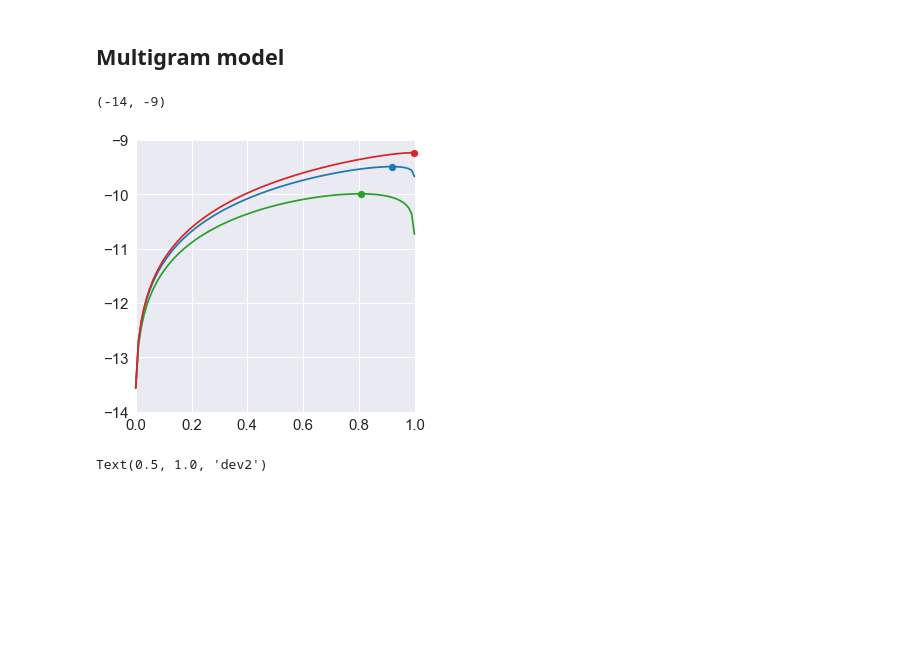
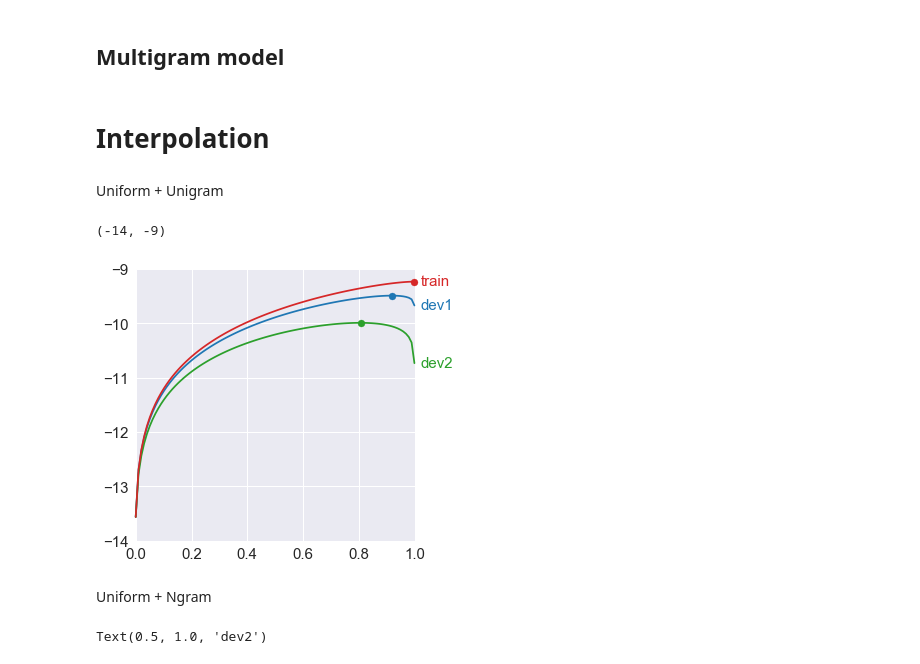
Before and after one commit to khanhnguyendata/ngram, a Jupyter notebook: analysis/medium.ipynb, the cells around one changed output. Saved outputs shown, nothing was run; the diff lists cells and outputs as text; code cells hidden in the pictures; blank space fills up the shorter version.

```diff
--- a/analysis/medium.ipynb
+++ b/analysis/medium.ipynb
@@ -78,17 +46,21 @@ def get_tokenized_sentences(file_name):
 # %%
 class NgramCounter:
-    def __init__(self, sentence_generator):
-        self.sentence_generator = sentence_generator
-        self.sentence_count = 0
+    def __init__(self, file_name):
+        self.sentence_generator = self.get_tokenized_sentences(file_name)
         self.token_count = 0
         self.all_ngram_counts = {}
         for ngram_length in range(1, 6):
             self.all_ngram_counts[ngram_length] = {}
         self.count()
 
+    def get_tokenized_sentences(self, file_name):
+        with open(file_name) as file_handle:
+            for sentence in file_handle.read().splitlines():
+                tokenized_sentence = sentence.split(',')
+                yield tokenized_sentence
+
     def count(self):
         for sentence in self.sentence_generator:
-            self.sentence_count += 1
             self.token_count += len(sentence)
 
             for ngram_length in range(1, 6):
@@ -99,17 +71,11 @@ class NgramCounter:
                         ngram_count['start'] += 1
                     ngram_count['all'] += 1
 # %%
-train_sentence_generator = get_tokenized_sentences('../data/train_tokenized.txt')
-dev1_sentence_generator = get_tokenized_sentences('../data/dev1_tokenized.txt')
-dev2_sentence_generator = get_tokenized_sentences('../data/dev2_tokenized.txt')
-test1_sentence_generator = get_tokenized_sentences('../data/test1_tokenized.txt')
-test2_sentence_generator = get_tokenized_sentences('../data/test2_tokenized.txt')
+train_counter = NgramCounter('../data/train_tokenized.txt')
+dev1_counter = NgramCounter('../data/dev1_tokenized.txt')
+dev2_counter = NgramCounter('../data/dev2_tokenized.txt')
+test1_counter = NgramCounter('../data/test1_tokenized.txt')
+test2_counter = NgramCounter('../data/test2_tokenized.txt')
-# %%
-train_counter = NgramCounter(train_sentence_generator)
-dev1_counter = NgramCounter(dev1_sentence_generator)
-dev2_counter = NgramCounter(dev2_sentence_generator)
-test1_counter = NgramCounter(test1_sentence_generator)
-test2_counter = NgramCounter(test2_sentence_generator)
 # %%
 train_counter.token_count, dev1_counter.token_count, dev2_counter.token_count, test1_counter.token_count, test2_counter.token_count
 # %% [output]
@@ -131,8 +97,12 @@ class UnigramModel:
     def calculate_unigram_probs(self, smoothed):
         self.probs = {}
         for unigram, unigram_count in self.unigram_counts.items():
-            prob_nom = unigram_count['all'] + 1 if smoothed else unigram_count['all']
-            prob_denom = self.counter.token_count + self.unigram_vocab_size if smoothed else self.counter.token_count
+            if smoothed:
+                prob_nom = unigram_count['all'] + 1
+                prob_denom = self.counter.token_count + self.unigram_vocab_size
+            else:
+                prob_nom = unigram_count['all']
+                prob_denom = self.counter.token_count
             self.probs[unigram] = prob_nom / prob_denom
 
     def calculate_avg_ll(self, test_counter):
@@ -245,6 +215,10 @@ train_multigram_model = MultigramModel(train_counter)
 train_prob_matrix = train_multigram_model.get_test_condprobs('../data/train_tokenized.txt')
 dev1_prob_matrix = train_multigram_model.get_test_condprobs('../data/dev1_tokenized.txt')
 dev2_prob_matrix = train_multigram_model.get_test_condprobs('../data/dev2_tokenized.txt')
+# %% [markdown]
+# Interpolation
+# %% [markdown]
+Uniform + Unigram
 # %%
 def calculate_avg_ll(prob_matrix, cols, weights=None):
     if weights is None:
@@ -264,19 +238,25 @@ for unigram_weight in unigram_weights:
 # %%
 fig, ax = plt.subplots(figsize=(5, 5))
 
 ax.plot(unigram_weights, dev1_avg_lls, color='tab:blue', clip_on=False)
 ax.plot(unigram_weights, dev2_avg_lls, color='tab:green', clip_on=False)
 ax.plot(unigram_weights, train_avg_lls, color='tab:red', clip_on=False)
 
 ax.scatter(unigram_weights[np.argmax(train_avg_lls)], np.max(train_avg_lls), color='tab:red', clip_on=False)
 ax.scatter(unigram_weights[np.argmax(dev1_avg_lls)], np.max(dev1_avg_lls), color='tab:blue', clip_on=False)
 ax.scatter(unigram_weights[np.argmax(dev2_avg_lls)], np.max(dev2_avg_lls), color='tab:green', clip_on=False)
 
+ax.text(1.02, train_avg_lls[-1], s='train', va='center', color='tab:red', fontsize=15)
+ax.text(1.02, dev1_avg_lls[-1], s='dev1', va='center', color='tab:blue', fontsize=15)
+ax.text(1.02, dev2_avg_lls[-1], s='dev2', va='center', color='tab:green', fontsize=15)
+
 ax.set_xlim(0, 1)
 ax.set_ylim(-14, -9)
 # %% [output]
 (-14, -9)
-[figure, old version]
+[figure, new version]
+# %% [markdown]
+Uniform + Ngram
 # %%
 def plot_interpolate_with_uniform(ax, prob_matrix, ngram_weight, text_location, show_legend=True):
     cmap = cm.winter_r
```
Also changed, not shown: parts of 10 cells of this notebook, 2 other files.
